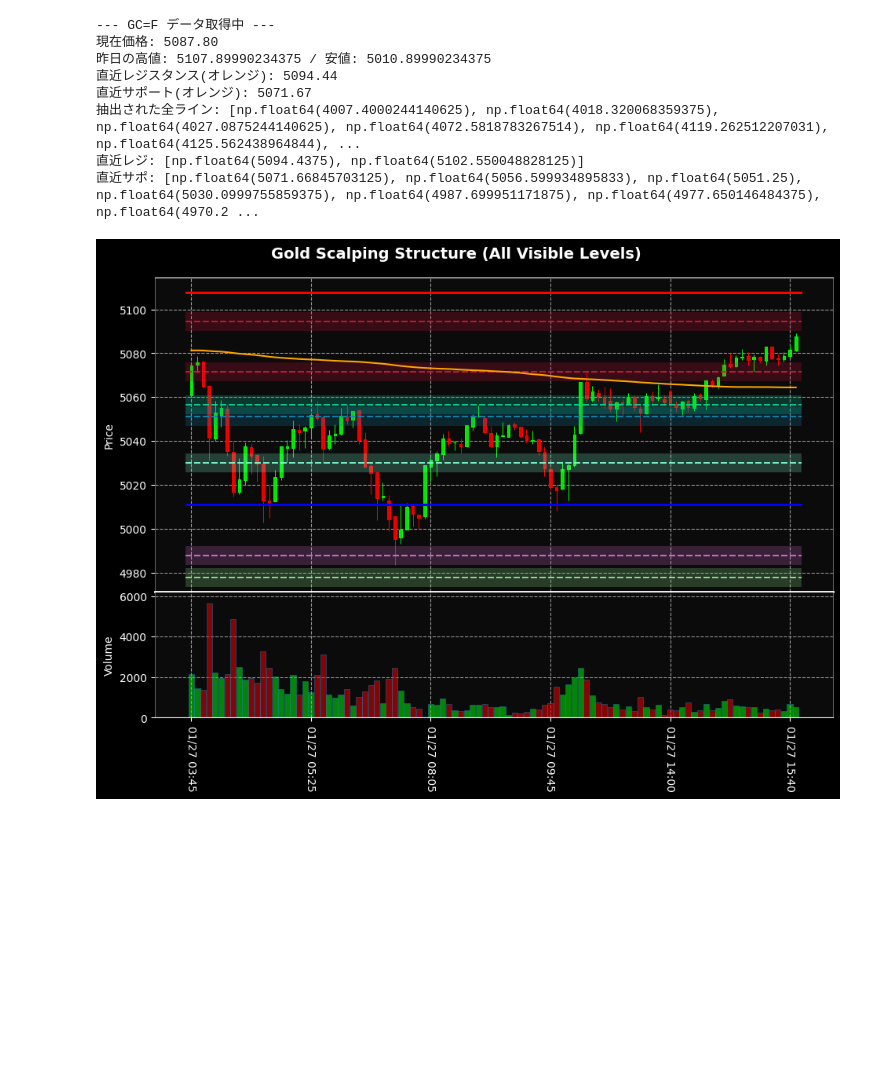
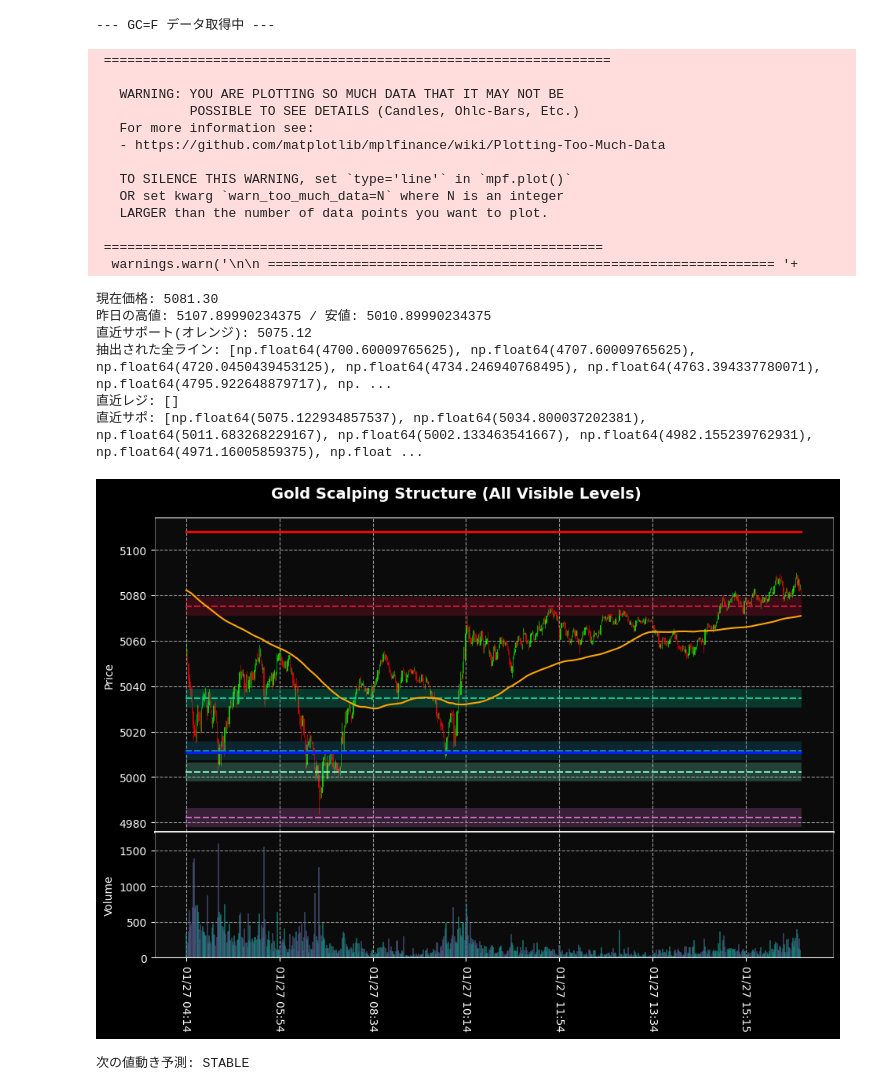
Before and after one commit to hiropon0815/scalping_var1, a Jupyter notebook: main.ipynb, the cells around one changed output. Cells and saved outputs as stored; diff of their text form; code cells hidden in the pictures; blank space fills up the shorter version.

```diff
--- a/main.ipynb
+++ b/main.ipynb
@@ -26,7 +26,7 @@ class GoldChartGenerator:
             df.index.name = "Datetime"
             df['MA200'] = df['Close'].rolling(window=200).mean()
             self.df = df
-            return self.df
+            return df
         except Exception: return None
 
     def _get_yesterday_levels(self):
@@ -239,39 +239,87 @@ class GoldChartGenerator:
         axes[0].spines['bottom'].set_linewidth(2.0)
         axes[0].spines['bottom'].set_color('white')
 
         # volume 側の上
         axes[1].spines['top'].set_linewidth(2.0)
         axes[1].spines['top'].set_color('white')
 
         for ax in axes:
             ax.spines['left'].set_visible(True)
             ax.spines['right'].set_visible(True)
             ax.spines['left'].set_color('#666666')
             ax.spines['right'].set_color('#666666')
             ax.spines['left'].set_linewidth(0.8)
             ax.spines['right'].set_linewidth(0.8)
 
         print(f"現在価格: {current_price:.2f}")
         print(f"昨日の高値: {y_high} / 安値: {y_low}")
         if res_levels: print(f"直近レジスタンス(オレンジ): {res_levels[0]:.2f}")
         if sup_levels: print(f"直近サポート(オレンジ): {sup_levels[0]:.2f}")
 
         print("抽出された全ライン:", levels)
         print("直近レジ:", res_levels)
         print("直近サポ:", sup_levels)
 
 
 if __name__ == "__main__":
     gen = GoldChartGenerator()
-    gen.fetch_data(period="60d", interval="5m")
+    df = gen.fetch_data(period="7d", interval="1m")
     gen.generate_chart(display_hours=12)
 # %% [output]
 --- GC=F データ取得中 ---
-現在価格: 5087.80
-昨日の高値: 5107.89990234375 / 安値: 5010.89990234375
-直近レジスタンス(オレンジ): 5094.44
-直近サポート(オレンジ): 5071.67
-抽出された全ライン: [np.float64(4007.4000244140625), np.float64(4018.320068359375), np.float64(4027.0875244140625), np.float64(4072.5818783267514), np.float64(4119.262512207031), np.float64(4125.562438964844), ...
-直近レジ: [np.float64(5094.4375), np.float64(5102.550048828125)]
-直近サポ: [np.float64(5071.66845703125), np.float64(5056.599934895833), np.float64(5051.25), np.float64(5030.0999755859375), np.float64(4987.699951171875), np.float64(4977.650146484375), np.float64(4970.2 ...
+ =================================================================
+
+   WARNING: YOU ARE PLOTTING SO MUCH DATA THAT IT MAY NOT BE
+            POSSIBLE TO SEE DETAILS (Candles, Ohlc-Bars, Etc.)
+   For more information see:
+   - https://github.com/matplotlib/mplfinance/wiki/Plotting-Too-Much-Data
+
+   TO SILENCE THIS WARNING, set `type='line'` in `mpf.plot()`
+   OR set kwarg `warn_too_much_data=N` where N is an integer
+   LARGER than the number of data points you want to plot.
+
+ ================================================================
+  warnings.warn('\n\n ================================================================= '+
+現在価格: 5081.30
+昨日の高値: 5107.89990234375 / 安値: 5010.89990234375
+直近サポート(オレンジ): 5075.12
+抽出された全ライン: [np.float64(4700.60009765625), np.float64(4707.60009765625), np.float64(4720.0450439453125), np.float64(4734.246940768495), np.float64(4763.394337780071), np.float64(4795.922648879717), np. ...
+直近レジ: []
+直近サポ: [np.float64(5075.122934857537), np.float64(5034.800037202381), np.float64(5011.683268229167), np.float64(5002.133463541667), np.float64(4982.155239762931), np.float64(4971.16005859375), np.float ...
-[figure, old version]
+[figure, new version]
+# %%
+def simple_trend_predict(df):
+    """
+    過去データのdfより'Close'列を使って簡単な次の値動きを推測する
+
+    Args:
+        df (dateFrame): 過去データ
+    Returns:
+        str: "up", "down", "stable"
+    """
+
+    if df is None or df.empty:
+        return None
+
+    # 直近5本の終値の傾きで推測
+    recent_closes = df['Close'].iloc[-5:]
+
+    # 単純傾き
+    slope = recent_closes.pct_change().mean() # 平均変化率
+
+    # 移動平均との比較
+    ma5 = recent_closes.mean()
+    ma20 = df['Close'].iloc[-20:].mean() if len(df) >= 20 else ma5
+
+    # 推測ロジック
+    if slope > 0.0005 and ma5 > ma20:
+        return "UP"
+    elif slope < -0.0005 and ma5 < ma20:
+        return "DOWN"
+    else:
+        return "STABLE"
+
+prediction = simple_trend_predict(df)
+print("次の値動き予測:", prediction)
+# %% [output]
+次の値動き予測: STABLE
```
